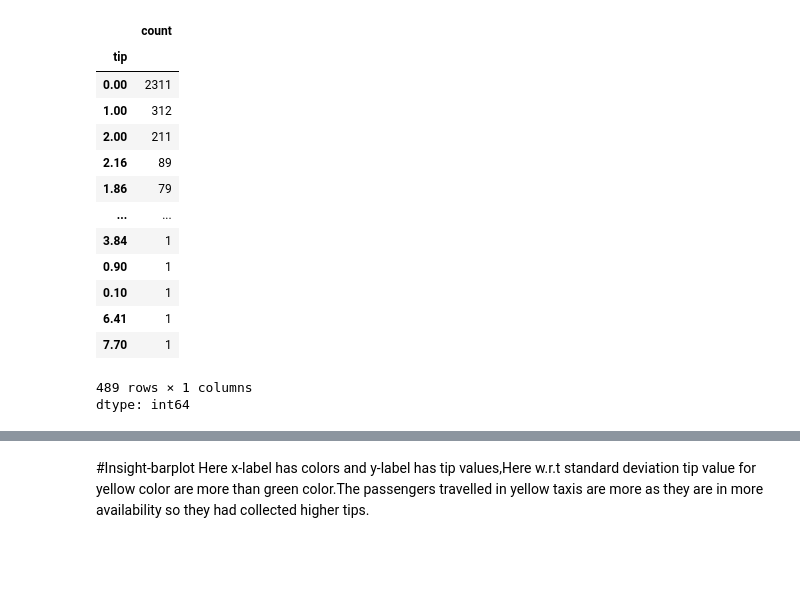
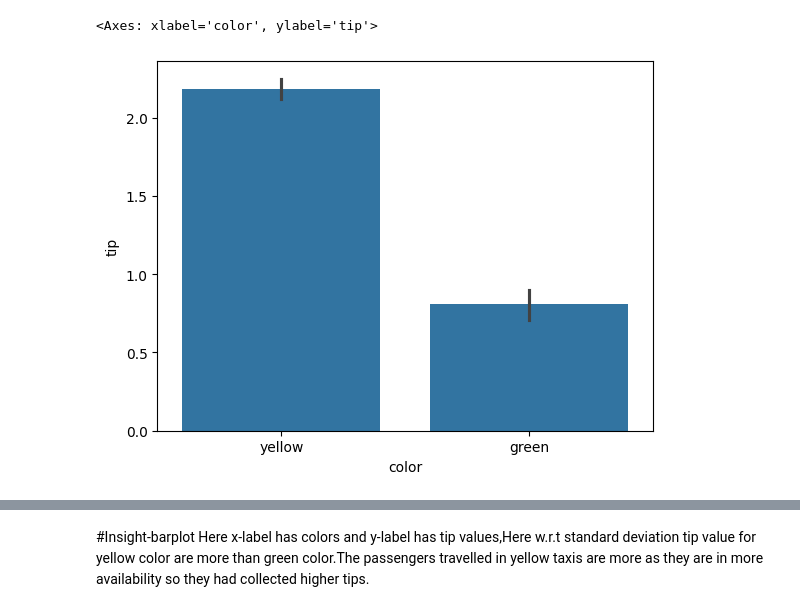
Before and after one commit to RishithaSrija/Machine_Learning, a Jupyter notebook: ML_Hyp_Testing.ipynb, the cells around one changed output, grey strips where cells are left out. Cells and saved outputs as stored; diff of their text form; code cells hidden in the pictures; blank space fills up the shorter version.

```diff
--- a/ML_Hyp_Testing.ipynb
+++ b/ML_Hyp_Testing.ipynb
@@ -94,24 +122,10 @@ df.color.value_counts()
 dtype: int64
-# %%
-#tip is the Target column
-#tip is numerical column
-df.tip.value_counts()
-# %% [output]
-|  | count |
-| tip |  |
-| 0.00 | 2311 |
-| 1.00 | 312 |
-| 2.00 | 211 |
-| 2.16 | 89 |
-| 1.86 | 79 |
-| ... | ... |
-| 3.84 | 1 |
-| 0.90 | 1 |
-| 0.10 | 1 |
-| 6.41 | 1 |
-| 7.70 | 1 |
-489 rows × 1 columns
-dtype: int64
+# %%
+#Graphical analysis of categorical
+sns.barplot(x='color',y='tip',data=df,estimator='mean')
+# %% [output]
+<Axes: xlabel='color', ylabel='tip'>
+[figure, added]
 # %%
 #Graphical analysis of categorical
 sns.barplot(x='color',y='tip',data=df,estimator='std')
```
Also changed, not shown: parts of 52 cells of this notebook.
